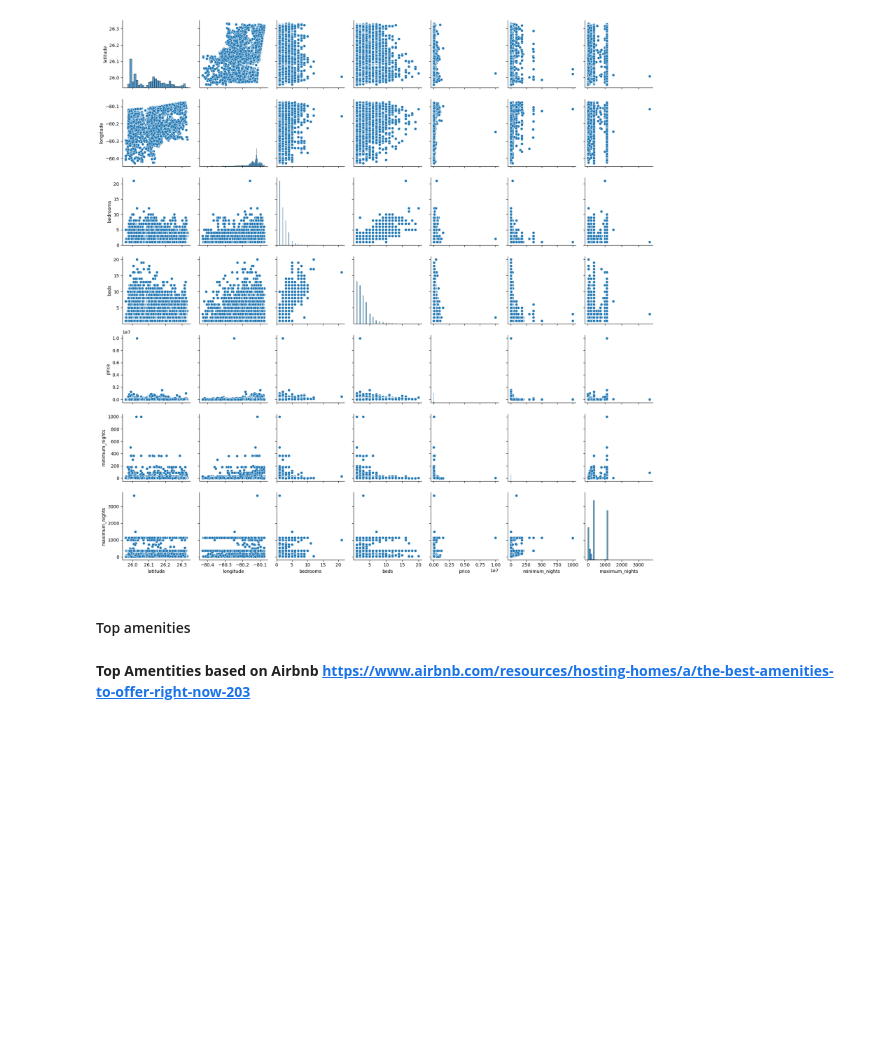
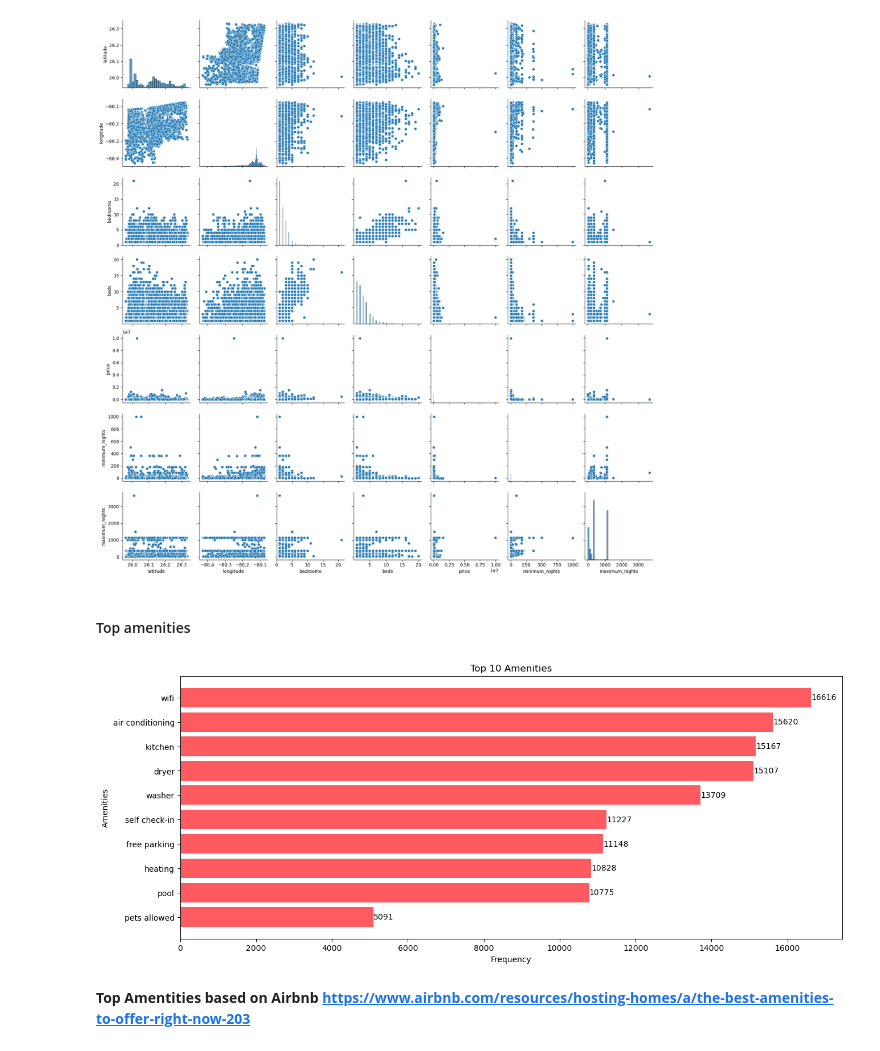
Before and after one commit to Rpierre98/Airbnb-Price-Predictions-Florida-Edition, a Jupyter notebook: code/Data cleaning-EDA.ipynb, the cells around one changed output. Cells and saved outputs as stored; diff of their text form; code cells hidden in the pictures; blank space fills up the shorter version.

```diff
--- a/code/Data cleaning-EDA.ipynb
+++ b/code/Data cleaning-EDA.ipynb
@@ -144,34 +144,36 @@ amenities_to_analyze = ['pool', 'wifi', 'kitchen', 'free parking', 'jacuzzi',
 # Calculate the frequency of each amenity
 amenity_frequency = Counter()
 
 # Iterate over the DataFrame and count the occurrences of each amenity
-for index, row in listings_cleaned_columns_filled.iterrows():
+for index, row in listings_cleaned.iterrows():
     amenities = row['amenities'].lower()
     for amenity in amenities_to_analyze:
         if amenity in amenities:
             amenity_frequency[amenity] += 1
 
 # Get the top number of amenities
 number = 10
 top_amenities = amenity_frequency.most_common(number)
 
 # Extract the amenities and their frequencies
 amenities, frequencies = zip(*top_amenities)
 
 # Plot the bar chart with the custom color for the Airbnb logo
 plt.figure(figsize=(15, 6))
 bars = plt.barh(amenities, frequencies, color=airbnb_logo_color)
 plt.xlabel('Frequency')
 plt.ylabel('Amenities')
 plt.title('Top {} Amenities'.format(number))
 plt.gca().invert_yaxis()
 
 # Add value labels to the bars
 for bar in bars:
     width = bar.get_width()
     plt.text(width + 5, bar.get_y() + bar.get_height() / 2, str(width), ha='left', va='center')
 
 plt.show()
+# %% [output]
+[figure, added]
 # %% [markdown]
 **Top Amentities based on Airbnb https://www.airbnb.com/resources/hosting-homes/a/the-best-amenities-to-offer-right-now-203**
 # %%
```
Also changed, not shown: parts of 2 cells of this notebook, 5 other files.
